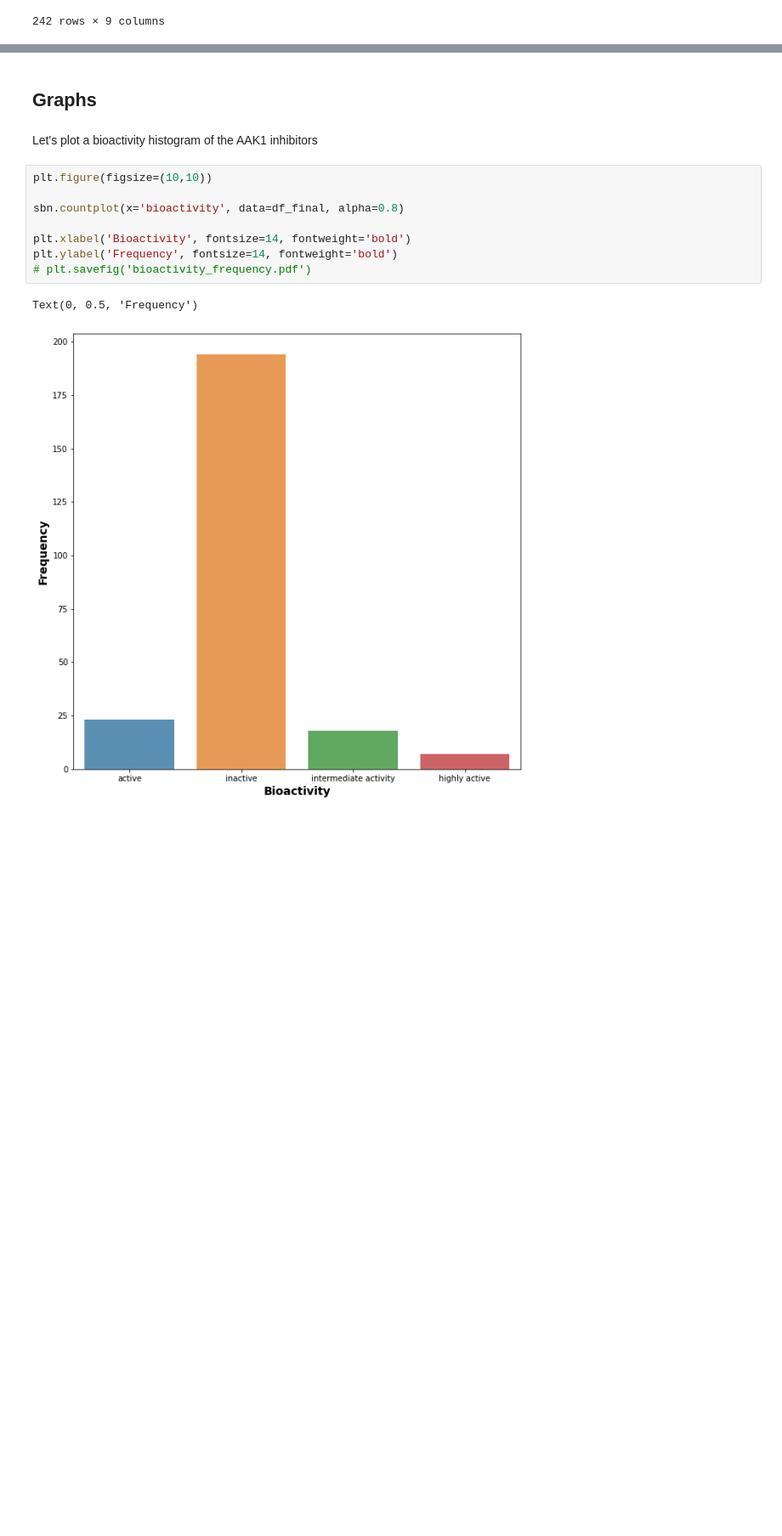
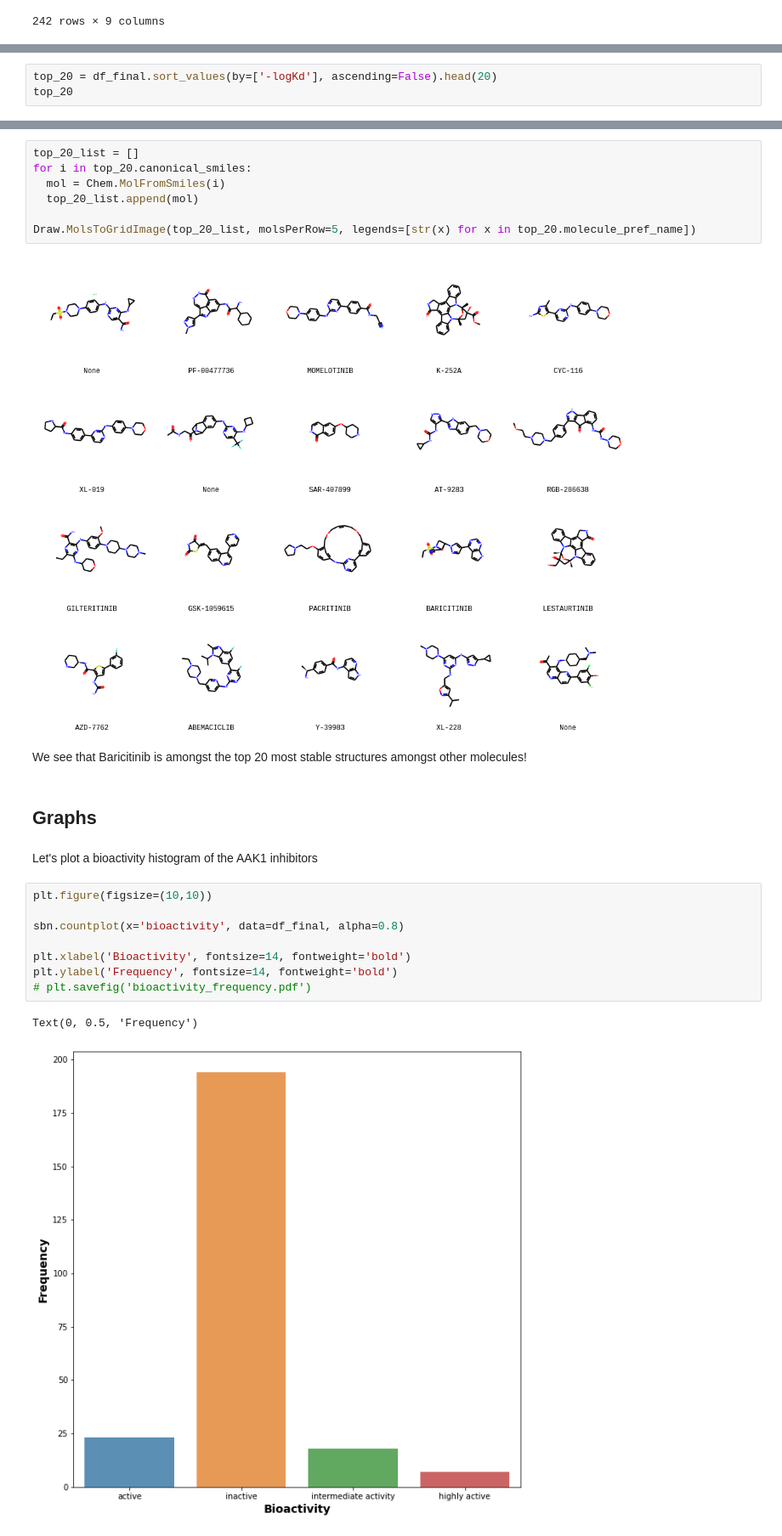
Before and after one commit to muyonaise/los_proyectos, a Jupyter notebook: AP2_associated_protein_kinase_1_inhibitors.ipynb, the cells around one changed output, grey strips where cells are left out. Shown at 85% size. Saved outputs shown, nothing was run; the diff lists cells and outputs as text; blank space fills up the shorter version.

```diff
--- a/AP2_associated_protein_kinase_1_inhibitors.ipynb
+++ b/AP2_associated_protein_kinase_1_inhibitors.ipynb
@@ -393,0 +396,3 @@ df_final
+# %%
+top_20 = df_final.sort_values(by=['-logKd'], ascending=False).head(20)
+top_20
@@ -394,3 +417,14 @@ df_final
+# %%
+top_20_list = []
+for i in top_20.canonical_smiles:
+  mol = Chem.MolFromSmiles(i)
+  top_20_list.append(mol)
+
+Draw.MolsToGridImage(top_20_list, molsPerRow=5, legends=[str(x) for x in top_20.molecule_pref_name])
+# %% [output]
+[figure, added]
+# %% [markdown]
+We see that Baricitinib is amongst the top 20 most stable structures amongst other molecules!
 # %% [markdown]
 ## **Graphs**
 # %% [markdown]
```
Also changed, not shown: parts of 3 cells of this notebook.
